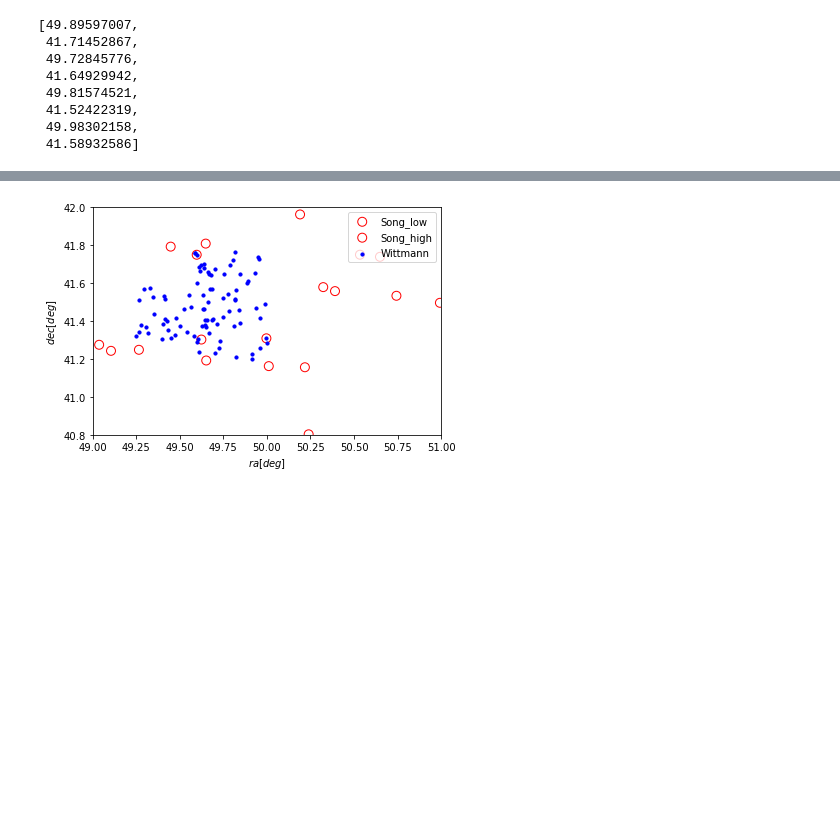
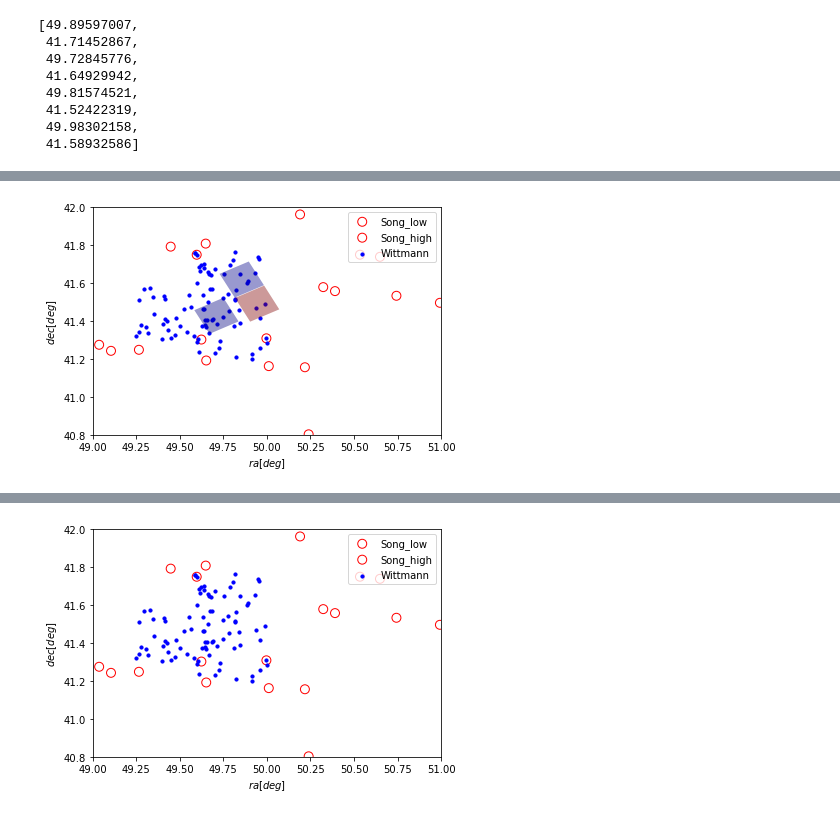
Before and after one commit to tlmakinen/ultra-diffuse-galaxies, a Jupyter notebook: perseus_plot.ipynb, the cells around one changed output, grey strips where cells are left out. Drawn from its saved outputs; the diff is of its cells as text; code cells hidden in the pictures; blank space fills up the shorter version.

```diff
--- a/perseus_plot.ipynb
+++ b/perseus_plot.ipynb
@@ -219,34 +220,72 @@ plotperseus("regfiles/17274.reg")
 # %%
-from astropy.table import Table
-import scipy, pylab
+    from astropy.table import Table
+    import scipy, pylab
 
-songhigh = Table.read('song-high-sb.csv')
-songlow = Table.read('song-low-sb.csv')
-wittmann = Table.read('wittmann-2017.csv')
+    songhigh = Table.read('song-high-sb.csv')              # Takes in Whittmann's and Song's data
+    songlow = Table.read('song-low-sb.csv')
+    wittmann = Table.read('wittmann-2017.csv')
+    ax1 = pylab.subplot(111)
+    ax1.scatter(songlow['ra'], songlow['dec'], s=80, facecolors='none', edgecolors='r', label='Song_low')
+    ax1.scatter(songhigh['ra'], songhigh['dec'], s=80, facecolors='none', edgecolors='r', label='Song_high')
+    ax1.scatter(wittmann['ra'], wittmann['dec'], s=10, c = 'b', marker = "o", label = 'Wittmann')
 
-ax1 = pylab.subplot(111)
+    plt.legend(loc='upper right');
 
-ax1.scatter(songlow['ra'], songlow['dec'], s=80, facecolors='none', edgecolors='r', label='Song_low')
-ax1.scatter(songhigh['ra'], songhigh['dec'], s=80, facecolors='none', edgecolors='r', label='Song_high')
-ax1.scatter(wittmann['ra'], wittmann['dec'], s=10, c = 'b', marker = "o", label = 'Wittmann')
+    pylab.ylim([40.8, 42.0])
+    pylab.xlim([49.0, 51.0])
+    plt.xlabel('$ra [deg]$')
+    plt.ylabel('$dec [deg]$')
+    plt.tight_layout()
+
+    import numpy as np
+
+    import matplotlib.pyplot as plt
+    import matplotlib
+    from matplotlib.patches import Polygon
+    from matplotlib.collections import PatchCollection
 
 
-plt.legend(loc='upper right');
+    imagenum = 502                                          # which file are we looking at?
+    polynum = 1
+
+    panelstolookat = ['S3', 'I3', 'I2']                     # input string (argument to function)
+    paneltags = []                                          # list of panel tags
+    for j in range(len(panelstolookat)):
+        paneltags.append("tag={%s}" %panelstolookat[j])     # creates a reference tag for each panel number in the input
+
+    panelnum = "I3"
+    r = pyregion.open(image_file(imagenum))
+
+    xyarrays = []                                           # stores the desireable panels' xy-coordinates from r[index]
+
+    for i in range(len(r)):
+        for j in range(len(paneltags)):
+            if r[i].comment == paneltags[j]:
+                xyarrays.append(r[i].coord_list)
 
 
-pylab.ylim([40.8, 42.0])
-pylab.xlim([49.0, 51.0])
-plt.xlabel('$ra [deg]$')
-plt.ylabel('$dec [deg]$')
-plt.tight_layout()
 
-import matplotlib.patches as patches
+    patches = []                                            # list of patches
 
-plist,artlist = create_panel("regfiles/5597.reg")
-for p in plist:
-    ax1.add_patch(p)
-for t in artlist:
-    ax1.add_artist(t)
+    for i in range(len(xyarrays)):                          # hard-code the polynomials using four calculated panel points
+        xy = xyarrays[i]
+        panel = Polygon([[xy[0],xy[1]], [xy[2],xy[3]], [xy[4],xy[5]], [xy[6],xy[7]]], True)
+        patches.append(panel)
 
-plt.show()
-plist
+
+    p = PatchCollection(patches, cmap=matplotlib.cm.jet, alpha=0.4)
+
+    colors = 100*np.random.rand(len(patches))
+    p.set_array(np.array(colors))
+
+    ax1.add_collection(p)
+
+    plt.show()
+
+
+
+    print(commentarray[1])
+
+    plt.show()
+# %% [output]
+[figure, added]
```
Also changed, not shown: parts of 12 cells of this notebook.
